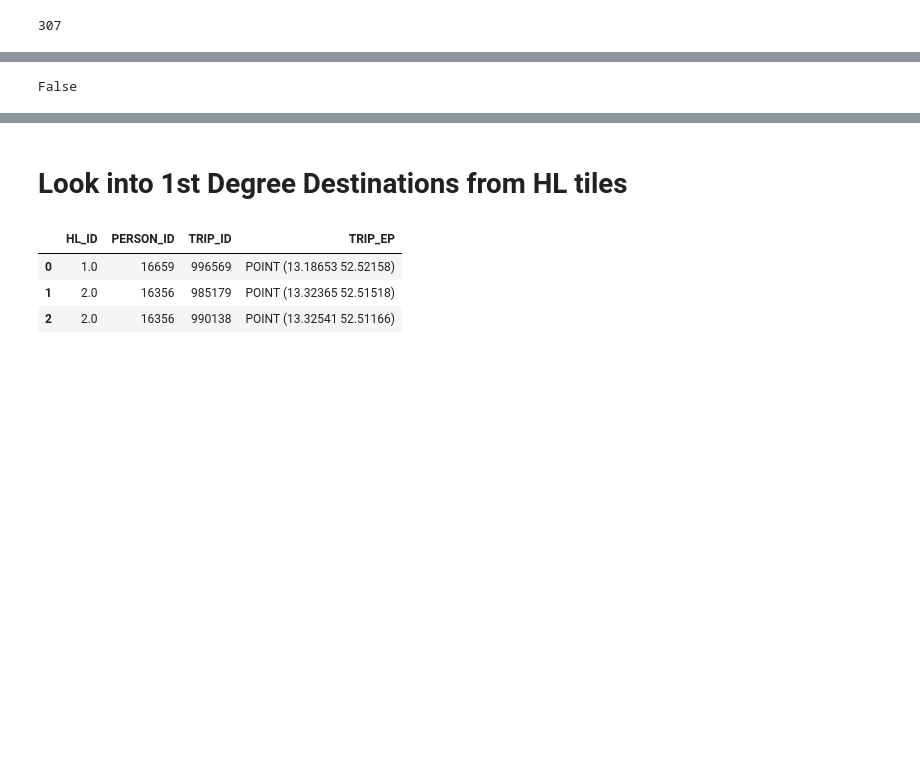
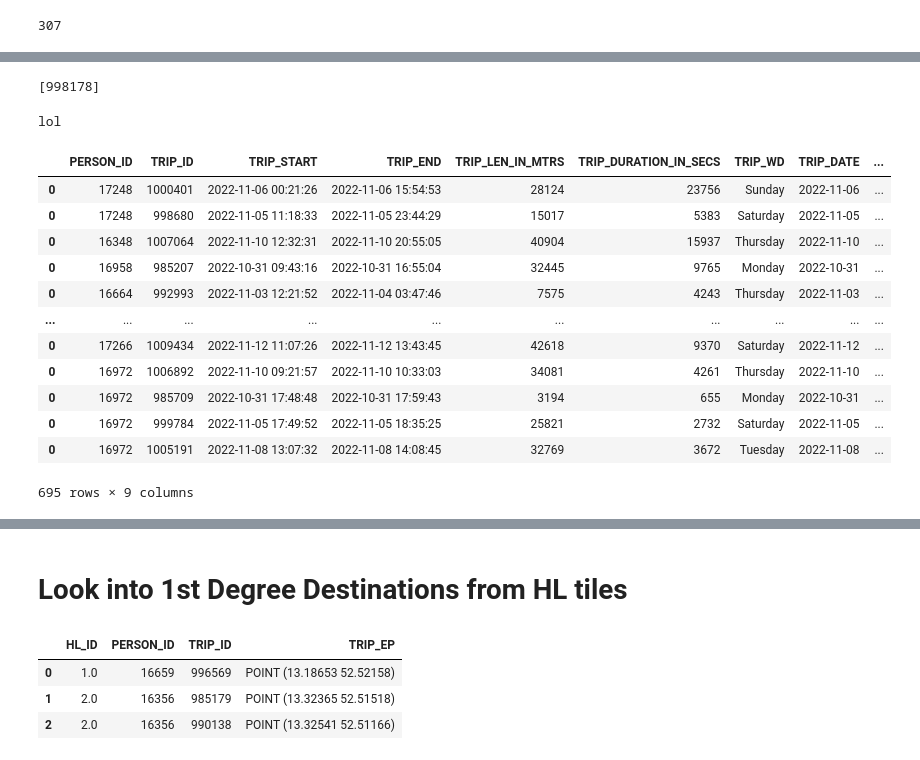
Before and after one commit to benediktstroebl/Master-Thesis, a Jupyter notebook: preprocessing.ipynb, the cells around one changed output, grey strips where cells are left out. Drawn from its saved outputs; the diff is of its cells as text; code cells hidden in the pictures; blank space fills up the shorter version.

Commit message:
Implemented merging of subsequent trips for all trips and abstracted time overlapping trips into a function that can be used on any gdf of my format

```diff
--- a/preprocessing.ipynb
+++ b/preprocessing.ipynb
@@ -451,6 +456,9 @@ def getTripChain(trip_id, chain=[]):
     """
     Recursive function that returns a list for all chained trips for a give orig trip_id
     """
+    if type(trip_id) == str:
+        trip_id = int(trip_id)
+
     # add orig trip_id to output list
     if len(chain) == 0:
         chain.append(trip_id)
@@ -465,6 +473,66 @@ def getTripChain(trip_id, chain=[]):
     return chain
 
 
-getTripChain(998178)
+getTripChain('998178')
 # %% [output]
-False
+[998178]
+# %%
+if set([1,2]).intersection(set([2,3])):
+    print('lol')
+# %% [output]
+lol
+# %%
+### Merge trips according to matching
+
+# Get trip chain for each trip
+trip_chains = [getTripChain(trip, chain=[]) for trip in gdf_sp.TRIP_ID]
+
+# Sort for longest chain first
+trip_chains.sort(key = len, reverse = True)
+
+covered_trips = []
+merged_trips_gdf = []
+for chain in trip_chains:
+    # Check if any of the trips in the current chain has already been merged as part of another chain
+    if set(chain).intersection(set(covered_trips)):
+        continue
+
+    covered_trips += chain
+
+    trips = raw_full_trip_gdf.query("TRIP_ID in @chain").sort_values("TRIP_START")
+    trips["temp"] = 1
+
+    trips = trips.groupby('temp').agg(list).reset_index(drop=True)
+
+    trips["wkt_trip"] = trips['geometry'].apply(lambda x: ", ".join([str(i) for i in x]).replace("), LINESTRING (", ", "))
+    trips['TRIP_START'] = trips['TRIP_START'].apply(lambda x: min(x))
+    trips['TRIP_END'] = trips['TRIP_END'].apply(lambda x: max(x))
+    trips['TRIP_LEN_IN_MTRS'] = trips['TRIP_LEN_IN_MTRS'].apply(lambda x: sum(x))
+    trips['TRIP_DURATION_IN_SECS'] = trips['TRIP_DURATION_IN_SECS'].apply(lambda x: sum(x))
+    trips['TRIP_WD'] = trips['TRIP_WD'].apply(lambda x: x[0])
+    trips['TRIP_DATE'] = trips['TRIP_DATE'].apply(lambda x: x[0])
+    trips['TRIP_ID'] = trips['TRIP_ID'].apply(lambda x: x[0])
+    trips['PERSON_ID'] = trips['PERSON_ID'].apply(lambda x: x[0])
+    trips = trips.drop('geometry', axis=1)
+
+    trips = gp.GeoDataFrame(trips, geometry=gp.GeoSeries.from_wkt(trips['wkt_trip'])).drop('wkt_trip', axis=1)
+
+    merged_trips_gdf.append(trips)
+
+trip_merged_gdf = pd.concat(merged_trips_gdf)
+# %%
+trip_merged_gdf
+# %% [output]
+|  | PERSON_ID | TRIP_ID | TRIP_START | TRIP_END | TRIP_LEN_IN_MTRS | TRIP_DURATION_IN_SECS | TRIP_WD | TRIP_DATE | ... |
+| 0 | 17248 | 1000401 | 2022-11-06 00:21:26 | 2022-11-06 15:54:53 | 28124 | 23756 | Sunday | 2022-11-06 | ... |
+| 0 | 17248 | 998680 | 2022-11-05 11:18:33 | 2022-11-05 23:44:29 | 15017 | 5383 | Saturday | 2022-11-05 | ... |
+| 0 | 16348 | 1007064 | 2022-11-10 12:32:31 | 2022-11-10 20:55:05 | 40904 | 15937 | Thursday | 2022-11-10 | ... |
+| 0 | 16958 | 985207 | 2022-10-31 09:43:16 | 2022-10-31 16:55:04 | 32445 | 9765 | Monday | 2022-10-31 | ... |
+| 0 | 16664 | 992993 | 2022-11-03 12:21:52 | 2022-11-04 03:47:46 | 7575 | 4243 | Thursday | 2022-11-03 | ... |
+| ... | ... | ... | ... | ... | ... | ... | ... | ... | ... |
+| 0 | 17266 | 1009434 | 2022-11-12 11:07:26 | 2022-11-12 13:43:45 | 42618 | 9370 | Saturday | 2022-11-12 | ... |
+| 0 | 16972 | 1006892 | 2022-11-10 09:21:57 | 2022-11-10 10:33:03 | 34081 | 4261 | Thursday | 2022-11-10 | ... |
+| 0 | 16972 | 985709 | 2022-10-31 17:48:48 | 2022-10-31 17:59:43 | 3194 | 655 | Monday | 2022-10-31 | ... |
+| 0 | 16972 | 999784 | 2022-11-05 17:49:52 | 2022-11-05 18:35:25 | 25821 | 2732 | Saturday | 2022-11-05 | ... |
+| 0 | 16972 | 1005191 | 2022-11-08 13:07:32 | 2022-11-08 14:08:45 | 32769 | 3672 | Tuesday | 2022-11-08 | ... |
+695 rows × 9 columns
```
Also changed, not shown: parts of 6 cells of this notebook.
